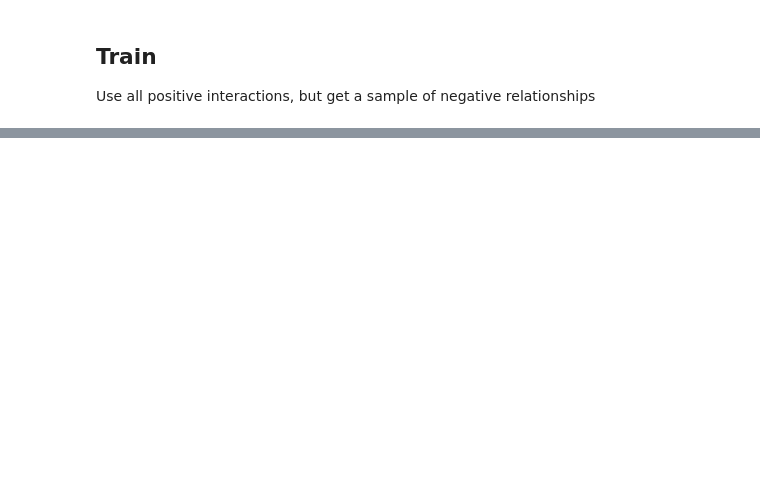
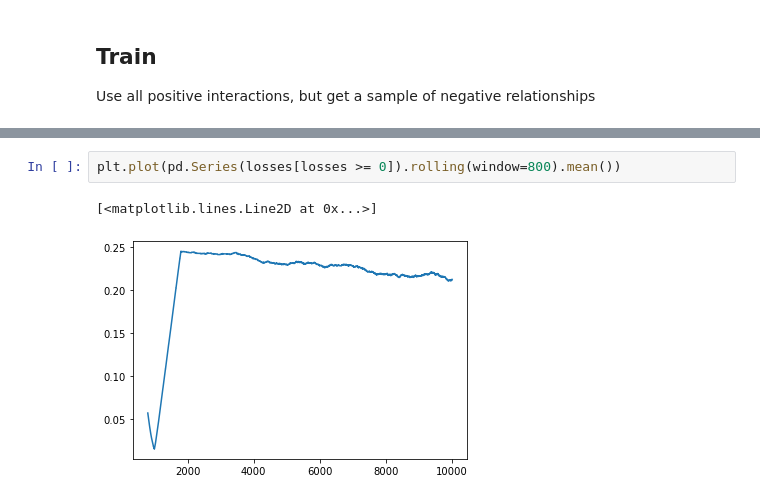
Before and after one commit to SpikeLab-CL/encodings_for_cold_start, a Jupyter notebook: modelo_final.ipynb, the cells around one changed output, grey strips where cells are left out. Cells and saved outputs as stored; diff of their text form; blank space fills up the shorter version.

```diff
--- a/modelo_final.ipynb
+++ b/modelo_final.ipynb
@@ -293,0 +359,5 @@ plt.plot(np.array([x.detach().numpy() for x in losses]))
+# %%
+plt.plot(pd.Series(losses[losses >= 0]).rolling(window=800).mean())
+# %% [output]
+[<matplotlib.lines.Line2D at 0x...>]
+[figure, added]
```
Also changed, not shown: parts of 27 cells of this notebook.
